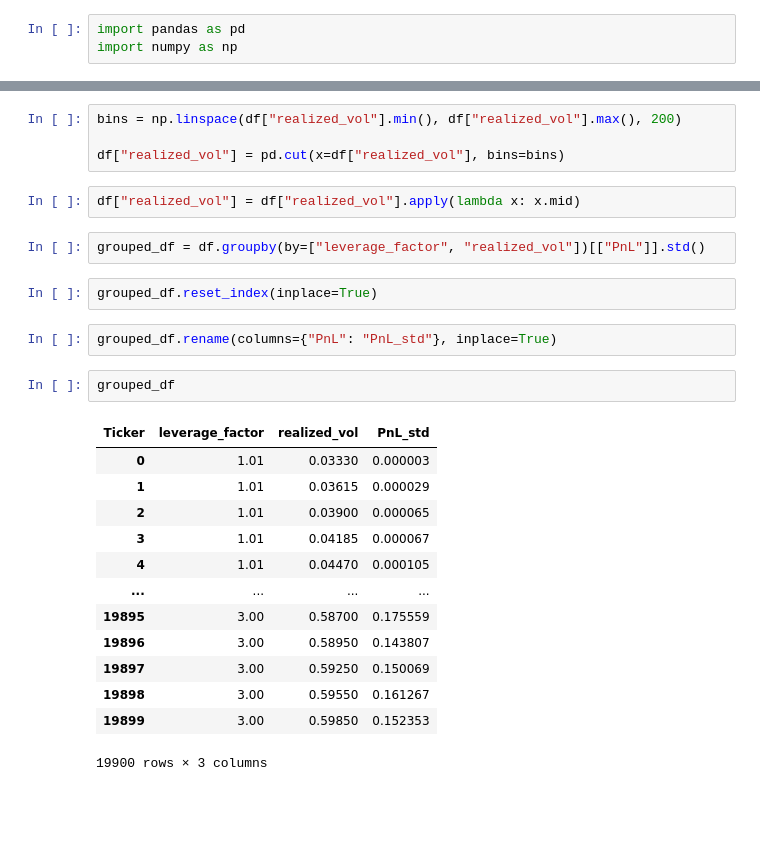
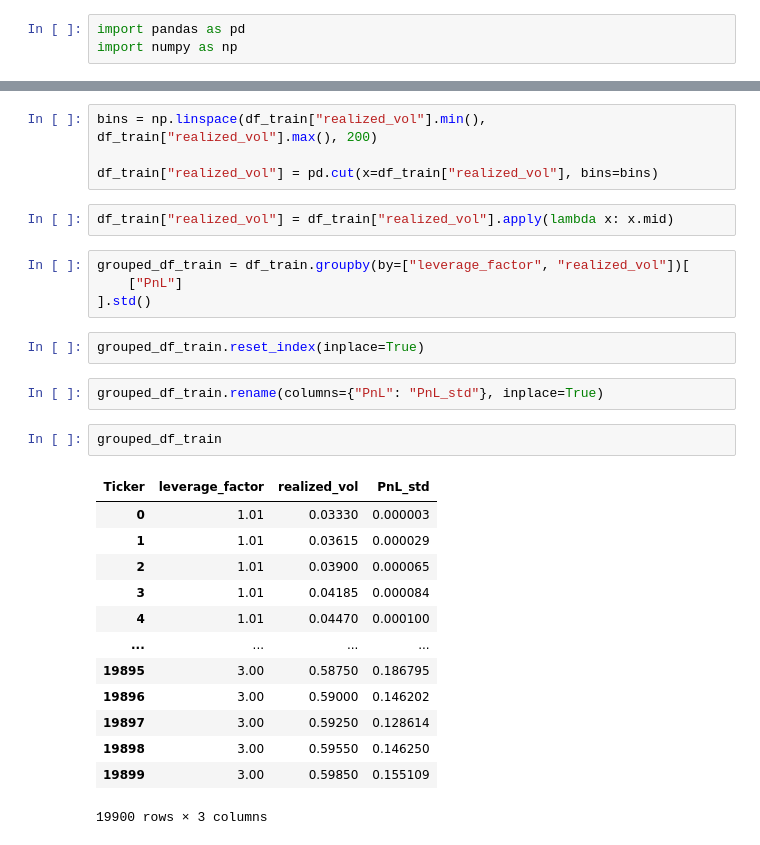
Before and after one commit to albesianor/Leveraged-ETFs, a Jupyter notebook: 09_backtesting.ipynb, the cells around one changed output, grey strips where cells are left out. Drawn from its saved outputs; the diff is of its cells as text; blank space fills up the shorter version.

```diff
--- a/09_backtesting.ipynb
+++ b/09_backtesting.ipynb
@@ -12,28 +14,30 @@ max vol 0.5998734353410354
 # %%
-bins = np.linspace(df["realized_vol"].min(), df["realized_vol"].max(), 200)
+bins = np.linspace(df_train["realized_vol"].min(), df_train["realized_vol"].max(), 200)
 
-df["realized_vol"] = pd.cut(x=df["realized_vol"], bins=bins)
+df_train["realized_vol"] = pd.cut(x=df_train["realized_vol"], bins=bins)
 # %%
-df["realized_vol"] = df["realized_vol"].apply(lambda x: x.mid)
+df_train["realized_vol"] = df_train["realized_vol"].apply(lambda x: x.mid)
 # %%
-grouped_df = df.groupby(by=["leverage_factor", "realized_vol"])[["PnL"]].std()
+grouped_df_train = df_train.groupby(by=["leverage_factor", "realized_vol"])[
+    ["PnL"]
+].std()
 # %%
-grouped_df.reset_index(inplace=True)
+grouped_df_train.reset_index(inplace=True)
 # %%
-grouped_df.rename(columns={"PnL": "PnL_std"}, inplace=True)
+grouped_df_train.rename(columns={"PnL": "PnL_std"}, inplace=True)
 # %%
-grouped_df
+grouped_df_train
 # %% [output]
 | Ticker | leverage_factor | realized_vol | PnL_std |
 | 0 | 1.01 | 0.03330 | 0.000003 |
 | 1 | 1.01 | 0.03615 | 0.000029 |
 | 2 | 1.01 | 0.03900 | 0.000065 |
-| 3 | 1.01 | 0.04185 | 0.000067 |
-| 4 | 1.01 | 0.04470 | 0.000105 |
+| 3 | 1.01 | 0.04185 | 0.000084 |
+| 4 | 1.01 | 0.04470 | 0.000100 |
 | ... | ... | ... | ... |
-| 19895 | 3.00 | 0.58700 | 0.175559 |
-| 19896 | 3.00 | 0.58950 | 0.143807 |
-| 19897 | 3.00 | 0.59250 | 0.150069 |
-| 19898 | 3.00 | 0.59550 | 0.161267 |
-| 19899 | 3.00 | 0.59850 | 0.152353 |
+| 19895 | 3.00 | 0.58750 | 0.186795 |
+| 19896 | 3.00 | 0.59000 | 0.146202 |
+| 19897 | 3.00 | 0.59250 | 0.128614 |
+| 19898 | 3.00 | 0.59550 | 0.146250 |
+| 19899 | 3.00 | 0.59850 | 0.155109 |
 19900 rows × 3 columns
```
Also changed, not shown: parts of 7 cells of this notebook.
